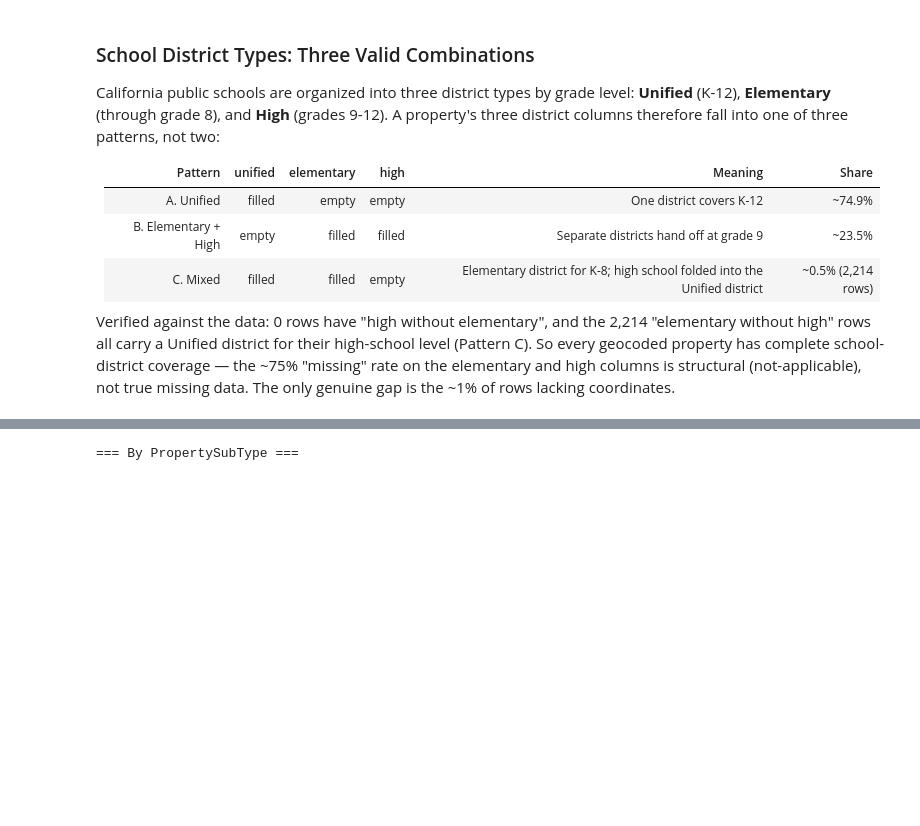
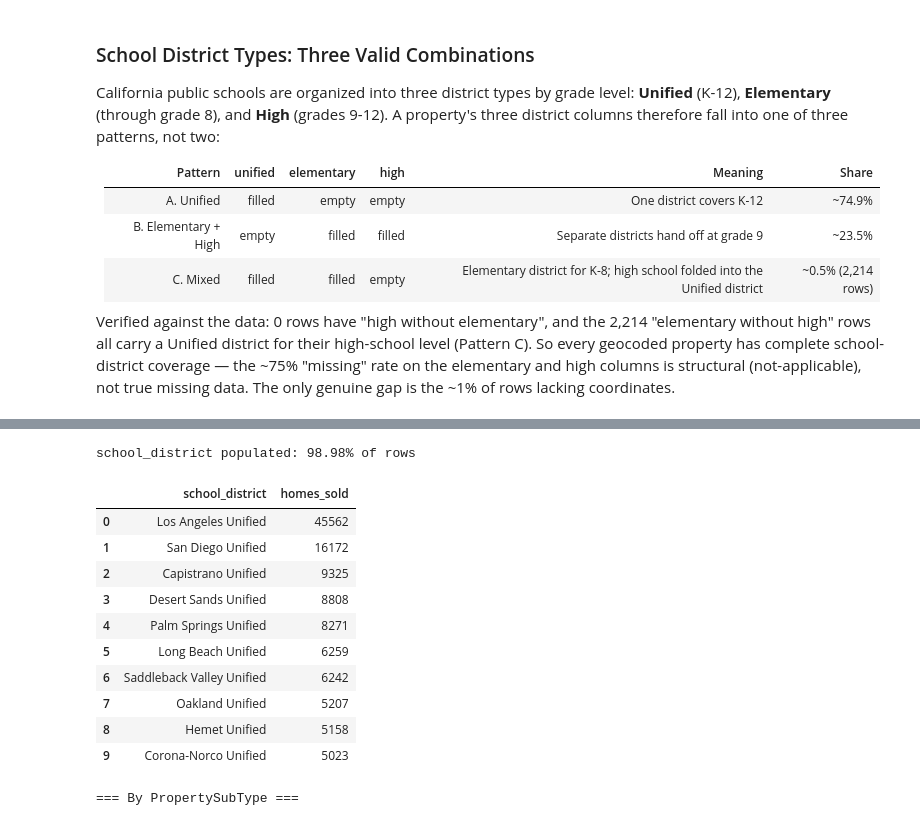
Before and after one commit to DorisTheChef/real-estate-dashboard-project, a Jupyter notebook: notebooks/week6_feature_engineering.ipynb, the cells around one changed output, grey strips where cells are left out. Cells and saved outputs as stored; diff of their text form; code cells hidden in the pictures; blank space fills up the shorter version.

```diff
--- a/notebooks/week6_feature_engineering.ipynb
+++ b/notebooks/week6_feature_engineering.ipynb
@@ -342,3 +350,26 @@ genuine gap is the ~1% of rows lacking coordinates.
+# %%
+# Single district column for dashboards: Unified where it exists, otherwise
+# the Elementary district (layered Elementary + High areas).
+sold["school_district"] = (
+    sold["school_district_unified"].fillna(sold["school_district_elementary"])
+)
+print(f"school_district populated: {sold['school_district'].notna().mean() * 100:.2f}% of rows")
+display(
+    sold["school_district"].value_counts().head(10).rename_axis("school_district").reset_index(name="homes_sold")
+)
+# %% [output]
+school_district populated: 98.98% of rows
+|  | school_district | homes_sold |
+| 0 | Los Angeles Unified | 45562 |
+| 1 | San Diego Unified | 16172 |
+| 2 | Capistrano Unified | 9325 |
+| 3 | Desert Sands Unified | 8808 |
+| 4 | Palm Springs Unified | 8271 |
+| 5 | Long Beach Unified | 6259 |
+| 6 | Saddleback Valley Unified | 6242 |
+| 7 | Oakland Unified | 5207 |
+| 8 | Hemet Unified | 5158 |
+| 9 | Corona-Norco Unified | 5023 |
 # %%
 def summarize_by(df, group_col, min_count=10):
     """Summary stats for the key market metrics, grouped by one dimension."""
```
Also changed, not shown: parts of 2 cells of this notebook, 7 other files.
